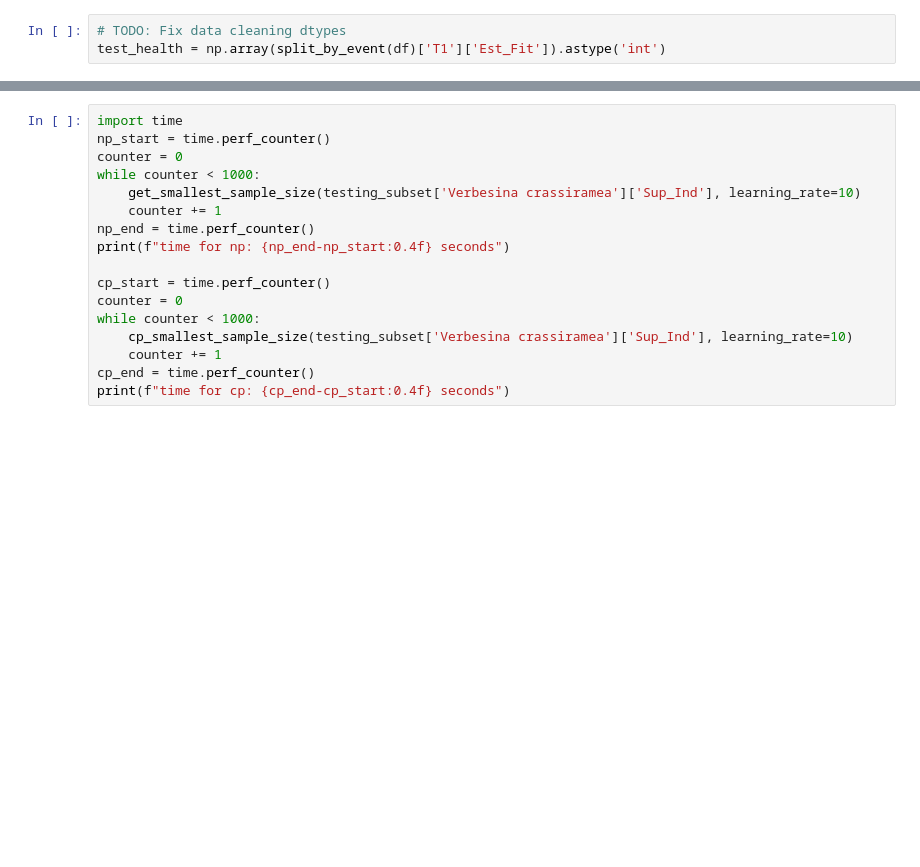
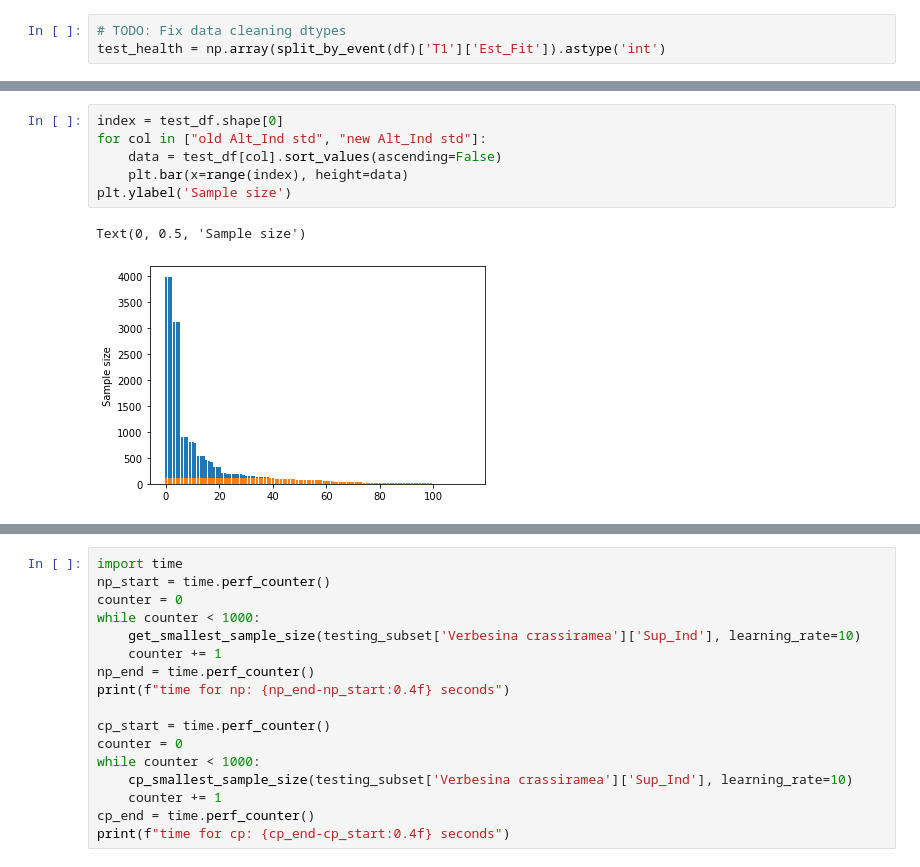
Before and after one commit to Slid61/plant-restoration-size, a Jupyter notebook: get_stat_params.ipynb, the cells around one changed output, grey strips where cells are left out. Saved outputs shown, nothing was run; the diff lists cells and outputs as text; blank space fills up the shorter version.

```diff
--- a/get_stat_params.ipynb
+++ b/get_stat_params.ipynb
@@ -433,0 +649,9 @@ True
+# %%
+index = test_df.shape[0]
+for col in ["old Alt_Ind std", "new Alt_Ind std"]:
+    data = test_df[col].sort_values(ascending=False)
+    plt.bar(x=range(index), height=data)
+plt.ylabel('Sample size')
+# %% [output]
+Text(0, 0.5, 'Sample size')
+[figure, added]
```
Also changed, not shown: parts of 55 cells of this notebook.
